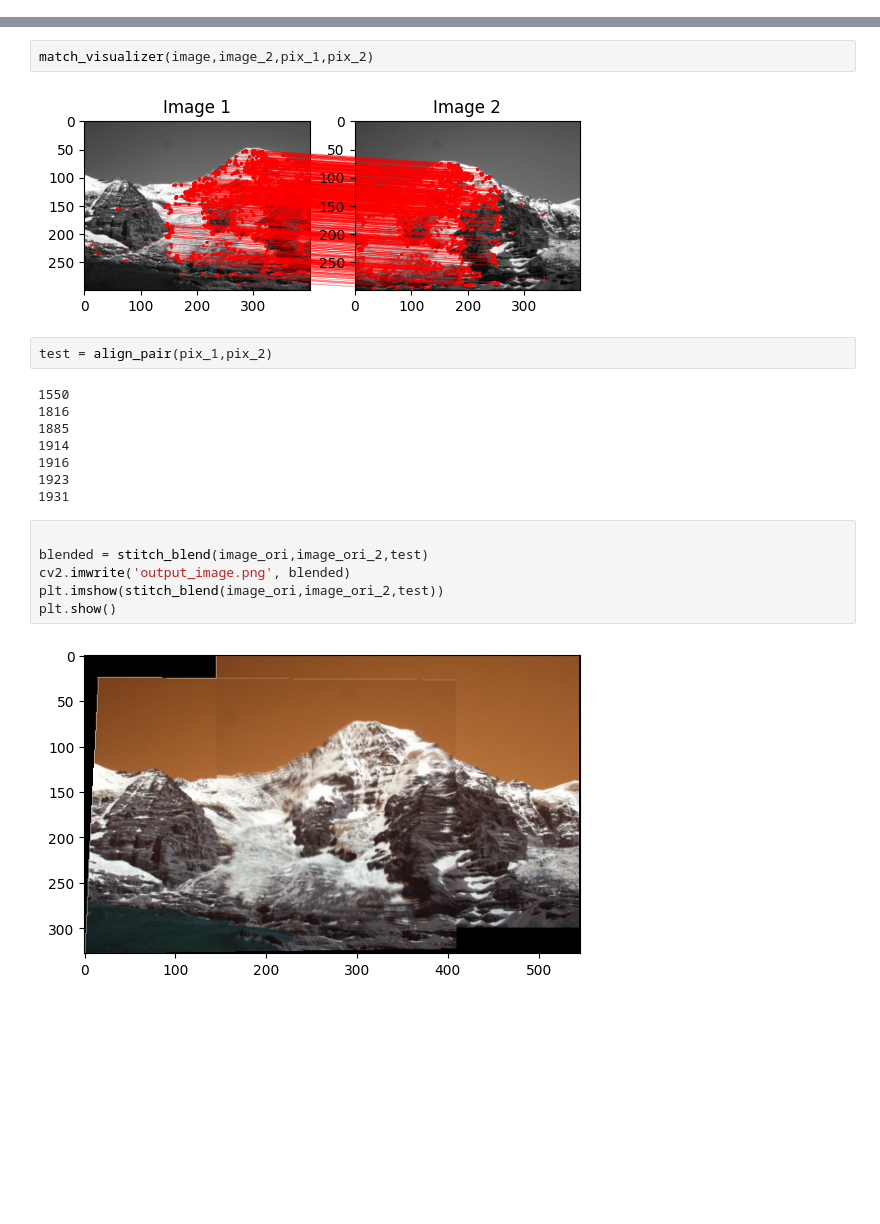
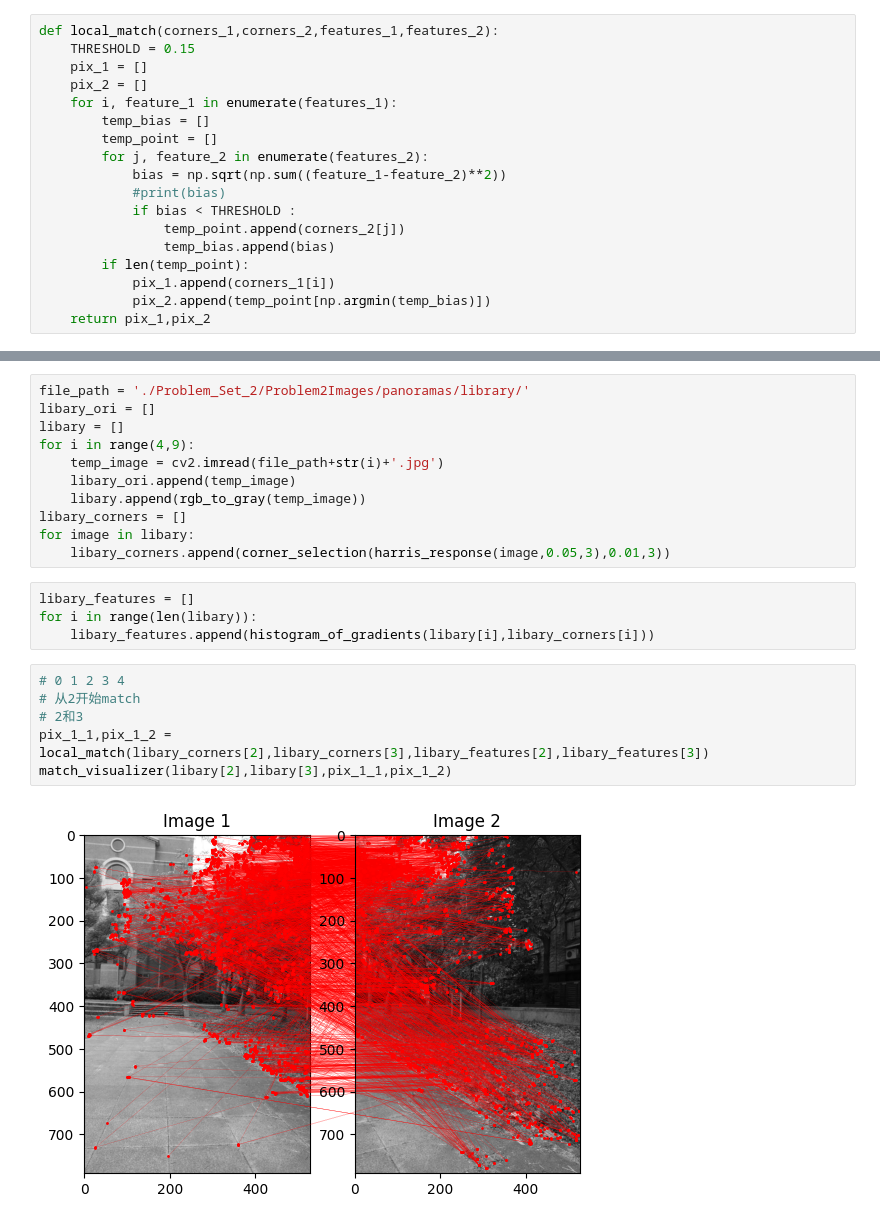
Before and after one commit to wgsxm/Computer-Vision-2023-fall-PKU, a Jupyter notebook: test.ipynb, the cells around one changed output, grey strips where cells are left out. Saved outputs shown, nothing was run; the diff lists cells and outputs as text; blank space fills up the shorter version.

```diff
--- a/test.ipynb
+++ b/test.ipynb
@@ -251,4 +251,22 @@ def stitch_blend(img_1, img_2, est_homo):
                 else:
                     est_img[i,j] = img_1[x,y]
     return np.array(est_img,dtype=np.uint8)
+# %%
+def local_match(corners_1,corners_2,features_1,features_2):
+    THRESHOLD = 0.15
+    pix_1 = []
+    pix_2 = []
+    for i, feature_1 in enumerate(features_1):
+        temp_bias = []
+        temp_point = []
+        for j, feature_2 in enumerate(features_2):
+            bias = np.sqrt(np.sum((feature_1-feature_2)**2))
+            #print(bias)
+            if bias < THRESHOLD :
+                temp_point.append(corners_2[j])
+                temp_bias.append(bias)
+        if len(temp_point):
+            pix_1.append(corners_1[i])
+            pix_2.append(temp_point[np.argmin(temp_bias)])
+    return pix_1,pix_2
 # %%
@@ -292,22 +304,23 @@ print(pix_2)
-# %%
-match_visualizer(image,image_2,pix_1,pix_2)
-# %% [output]
-[figure, removed]
-# %%
-test = align_pair(pix_1,pix_2)
-# %% [output]
-1550
-1816
-1885
-1914
-1916
-1923
-1931
-# %%
-
-blended = stitch_blend(image_ori,image_ori_2,test)
-cv2.imwrite('output_image.png', blended)
-plt.imshow(stitch_blend(image_ori,image_ori_2,test))
-plt.show()
-# %% [output]
-[figure, removed]
+# %%
+file_path = './Problem_Set_2/Problem2Images/panoramas/library/'
+libary_ori = []
+libary = []
+for i in range(4,9):
+    temp_image = cv2.imread(file_path+str(i)+'.jpg')
+    libary_ori.append(temp_image)
+    libary.append(rgb_to_gray(temp_image))
+libary_corners = []
+for image in libary:
+    libary_corners.append(corner_selection(harris_response(image,0.05,3),0.01,3))
+# %%
+libary_features = []
+for i in range(len(libary)):
+    libary_features.append(histogram_of_gradients(libary[i],libary_corners[i]))
+# %%
+# 0 1 2 3 4
+# 从2开始match
+# 2和3
+pix_1_1,pix_1_2 = local_match(libary_corners[2],libary_corners[3],libary_features[2],libary_features[3])
+match_visualizer(libary[2],libary[3],pix_1_1,pix_1_2)
+# %% [output]
+[figure, added]
```
Also changed, not shown: parts of 7 cells of this notebook, 3 other files.
